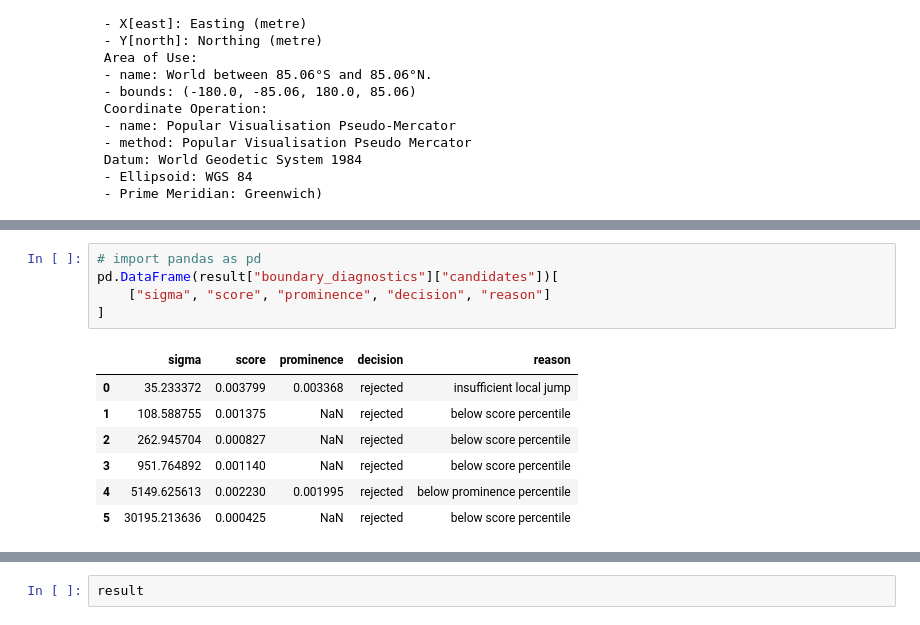
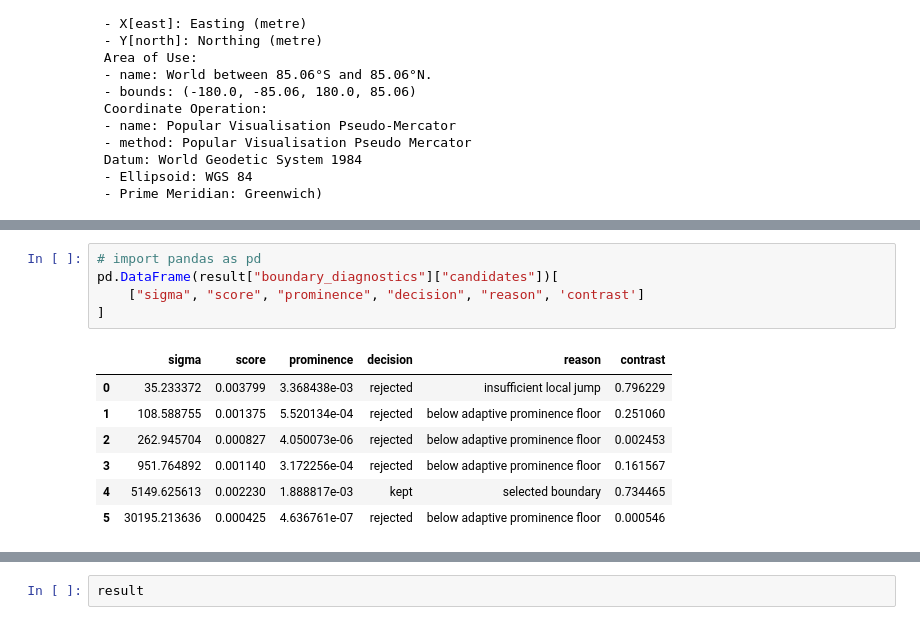
Before and after one commit to niekcde/single_thread_channel_hierarchy, a Jupyter notebook: test_pipeline.ipynb, the cells around one changed output, grey strips where cells are left out. Cells and saved outputs as stored; diff of their text form.

```diff
--- a/test_pipeline.ipynb
+++ b/test_pipeline.ipynb
@@ -78,13 +78,13 @@ merged length: 1286911.93
 # %%
 # import pandas as pd
 pd.DataFrame(result["boundary_diagnostics"]["candidates"])[
-    ["sigma", "score", "prominence", "decision", "reason"]
+    ["sigma", "score", "prominence", "decision", "reason", 'contrast']
 ]
 # %% [output]
-|  | sigma | score | prominence | decision | reason |
-| 0 | 35.233372 | 0.003799 | 0.003368 | rejected | insufficient local jump |
-| 1 | 108.588755 | 0.001375 | NaN | rejected | below score percentile |
-| 2 | 262.945704 | 0.000827 | NaN | rejected | below score percentile |
-| 3 | 951.764892 | 0.001140 | NaN | rejected | below score percentile |
-| 4 | 5149.625613 | 0.002230 | 0.001995 | rejected | below prominence percentile |
-| 5 | 30195.213636 | 0.000425 | NaN | rejected | below score percentile |
+|  | sigma | score | prominence | decision | reason | contrast |
+| 0 | 35.233372 | 0.003799 | 3.368438e-03 | rejected | insufficient local jump | 0.796229 |
+| 1 | 108.588755 | 0.001375 | 5.520134e-04 | rejected | below adaptive prominence floor | 0.251060 |
+| 2 | 262.945704 | 0.000827 | 4.050073e-06 | rejected | below adaptive prominence floor | 0.002453 |
+| 3 | 951.764892 | 0.001140 | 3.172256e-04 | rejected | below adaptive prominence floor | 0.161567 |
+| 4 | 5149.625613 | 0.002230 | 1.888817e-03 | kept | selected boundary | 0.734465 |
+| 5 | 30195.213636 | 0.000425 | 4.636761e-07 | rejected | below adaptive prominence floor | 0.000546 |
```
Also changed, not shown: parts of 10 cells of this notebook, 2 other files.
